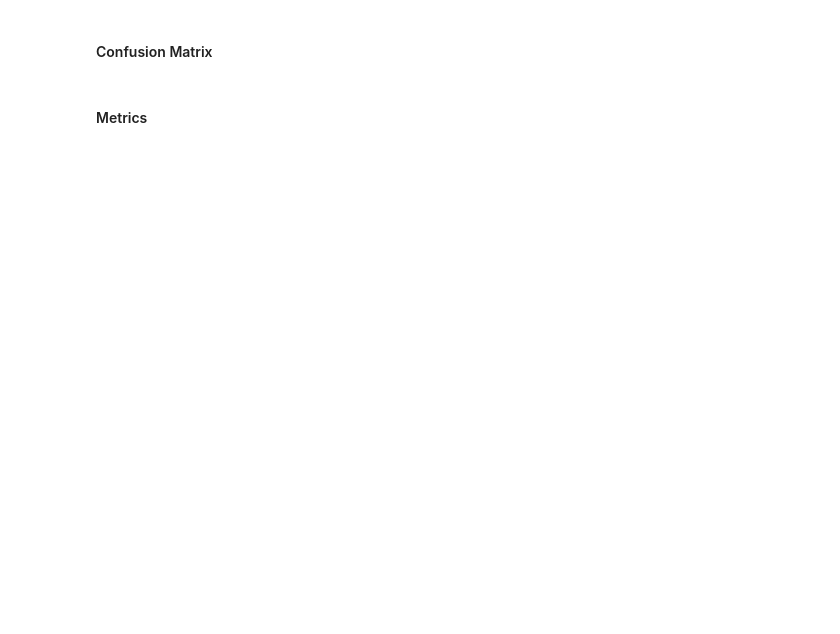
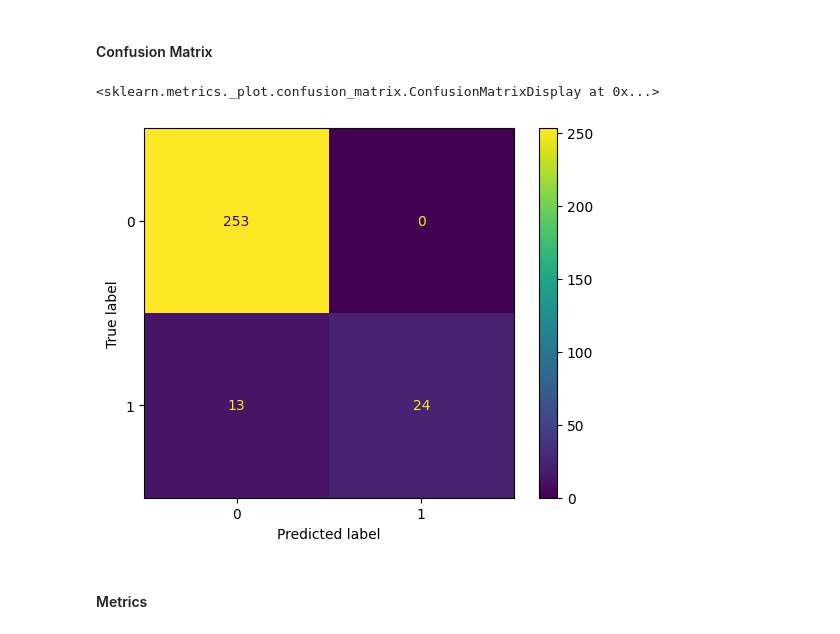
Before and after one commit to AlexHappyCode/AI-Ethics-Genetic-Data, a Jupyter notebook: HW3 - Random Forest Model.ipynb, the cells around one changed output. Cells and saved outputs as stored; diff of their text form; code cells hidden in the pictures; blank space fills up the shorter version.

```diff
--- a/HW3 - Random Forest Model.ipynb
+++ b/HW3 - Random Forest Model.ipynb
@@ -269,2 +293,3 @@ model.fit(x_train , y_train)
 # %%
-third_predictions = model.predict(second_third.drop('Label', axis=1))
+third_predictions = model.predict(first_third.drop('Label', axis=1))
+third_predictions
@@ -271,9 +311,12 @@ third_predictions = model.predict(second_third.drop('Label', axis=1))
 # %% [markdown]
 #### Confusion Matrix
 # %%
-cm = confusion_matrix(second_third['Label'], third_predictions, labels=model.classes_)
+cm = confusion_matrix(first_third['Label'], third_predictions, labels=model.classes_)
 disp = ConfusionMatrixDisplay(confusion_matrix=cm, display_labels=model.classes_)
 disp.plot()
+# %% [output]
+<sklearn.metrics._plot.confusion_matrix.ConfusionMatrixDisplay at 0x...>
+[figure, added]
 # %% [markdown]
 #### Metrics
 # %%
```
Also changed, not shown: parts of 47 cells of this notebook.
